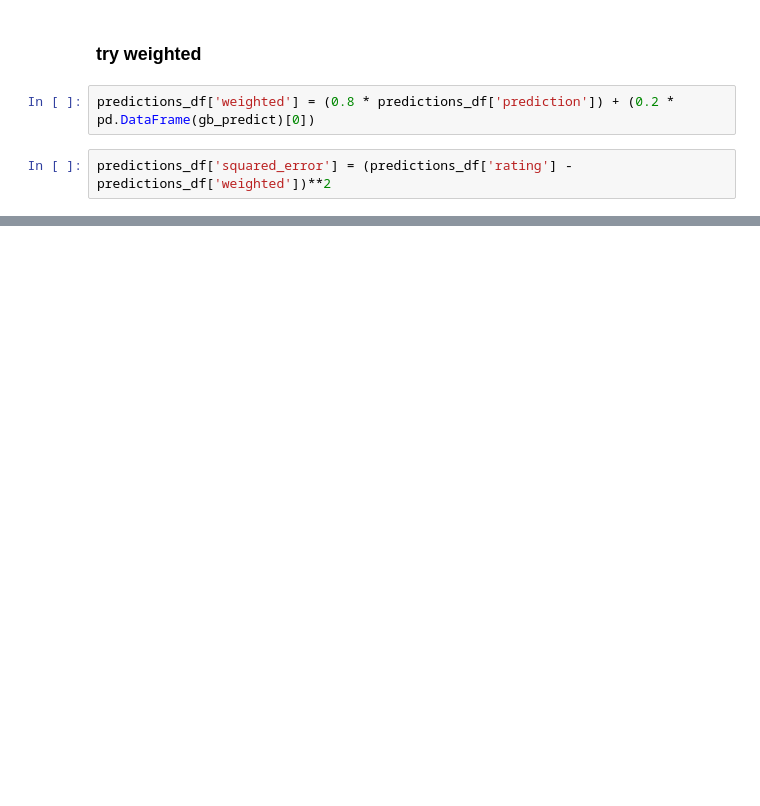
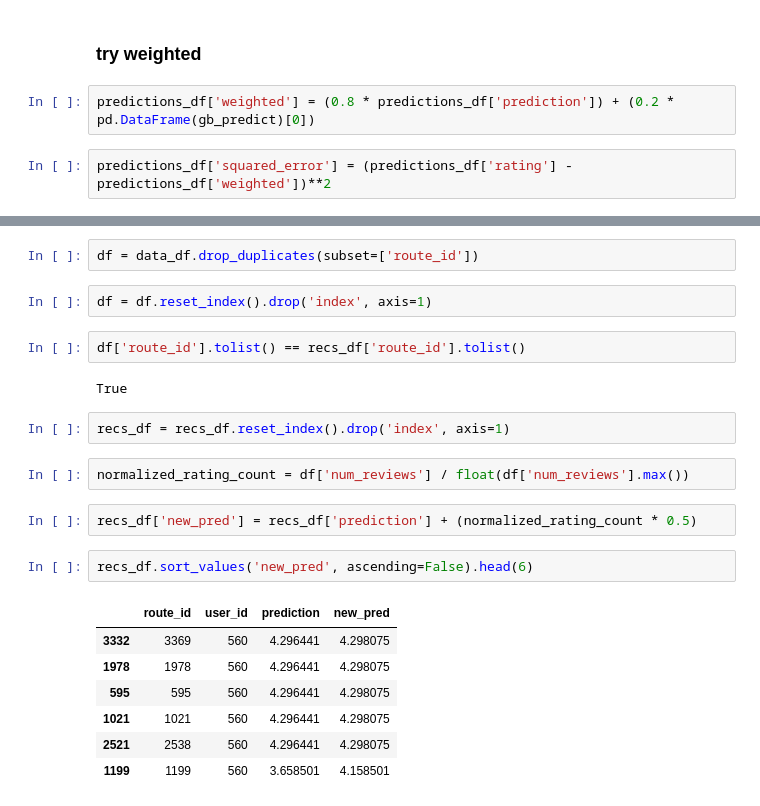
Before and after one commit to davidblaszka/redpointer, a Jupyter notebook: src/ensemble_model.ipynb, the cells around one changed output, grey strips where cells are left out. Saved outputs shown, nothing was run; the diff lists cells and outputs as text; blank space fills up the shorter version.

```diff
--- a/src/ensemble_model.ipynb
+++ b/src/ensemble_model.ipynb
@@ -128,0 +264,24 @@ np.sqrt(sum(predictions_df['squared_error']) / len(predictions_df))
+# %%
+df = data_df.drop_duplicates(subset=['route_id'])
+# %%
+df = df.reset_index().drop('index', axis=1)
+# %%
+df['route_id'].tolist() == recs_df['route_id'].tolist()
+# %% [output]
+True
+# %%
+recs_df = recs_df.reset_index().drop('index', axis=1)
+# %%
+normalized_rating_count = df['num_reviews'] / float(df['num_reviews'].max())
+# %%
+recs_df['new_pred'] = recs_df['prediction'] + (normalized_rating_count * 0.5)
+# %%
+recs_df.sort_values('new_pred', ascending=False).head(6)
+# %% [output]
+|  | route_id | user_id | prediction | new_pred |
+| 3332 | 3369 | 560 | 4.296441 | 4.298075 |
+| 1978 | 1978 | 560 | 4.296441 | 4.298075 |
+| 595 | 595 | 560 | 4.296441 | 4.298075 |
+| 1021 | 1021 | 560 | 4.296441 | 4.298075 |
+| 2521 | 2538 | 560 | 4.296441 | 4.298075 |
+| 1199 | 1199 | 560 | 3.658501 | 4.158501 |
```
Also changed, not shown: parts of 24 cells of this notebook, 7 other files.
